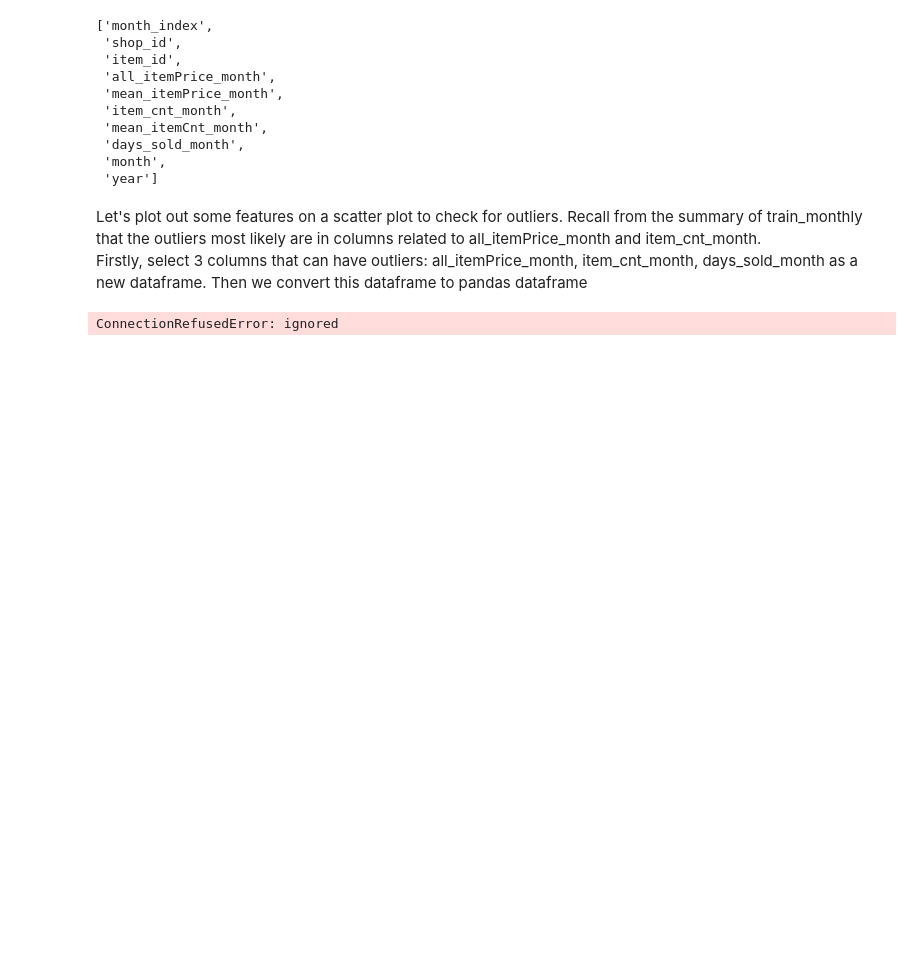
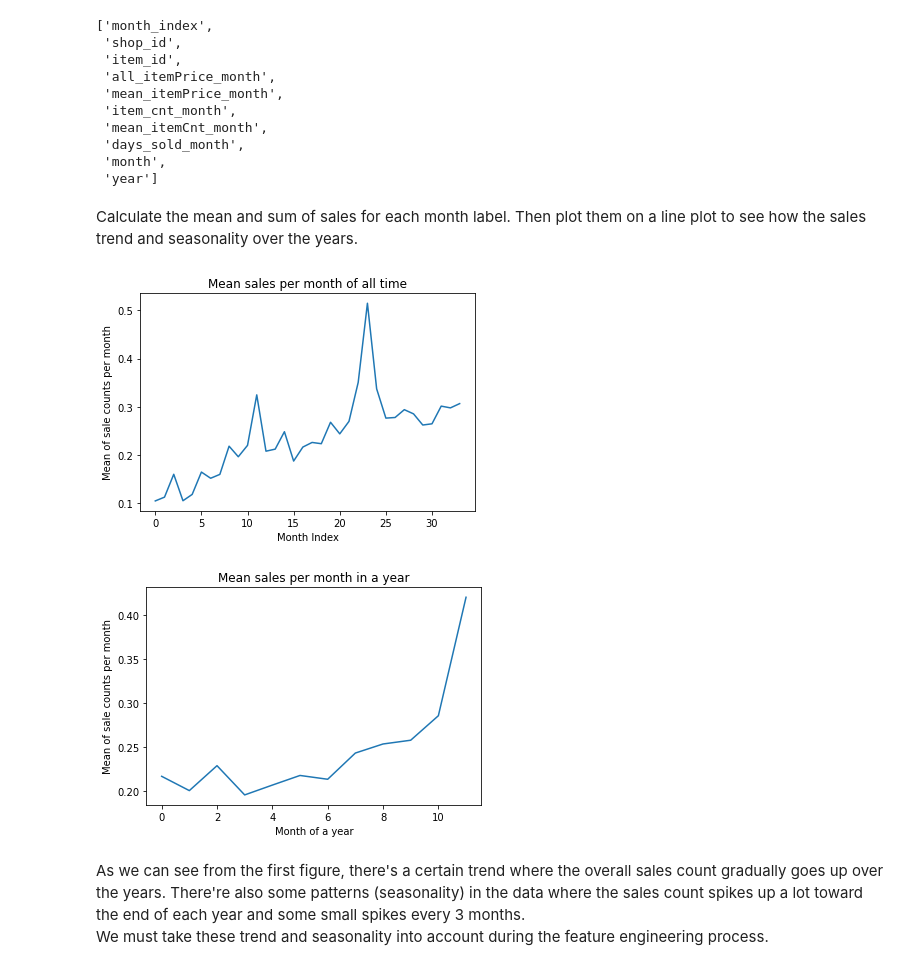
Before and after one commit to nvakiet/SparkML-Regression_And_Classification, a Jupyter notebook: SparkML_Regression.ipynb, the cells around one changed output. Cells and saved outputs as stored; diff of their text form; code cells hidden in the pictures; blank space fills up the shorter version.

```diff
--- a/SparkML_Regression.ipynb
+++ b/SparkML_Regression.ipynb
@@ -244,7 +293,3 @@ train_monthly.columns
  'days_sold_month',
  'month',
  'year']
-# %% [markdown]
-Let's plot out some features on a scatter plot to check for outliers. Recall from the summary of train_monthly that the outliers most likely are in columns related to all_itemPrice_month and item_cnt_month.
-Firstly, select 3 columns that can have outliers: all_itemPrice_month, item_cnt_month, days_sold_month as a new dataframe.
-Then we convert this dataframe to pandas dataframe
@@ -253,5 +296,31 @@ df = train_monthly.to_pandas_on_spark(["month_index", "shop_id", "item_id"])
-# %%
-# Scatter plot between item_cnt_month and all_itemPrice_month
-df.plot.scatter(x="item_cnt_month", y="all_itemPrice_month")
-# %% [output]
-ConnectionRefusedError: ignored
+# %% [markdown]
+Calculate the mean and sum of sales for each month label. Then plot them on a line plot to see how the sales trend and seasonality over the years.
+# %%
+# Perform aggregation
+month_index_means = train_monthly.groupBy("month_index").agg(f.mean("item_cnt_month").alias("month_index_mean")).orderBy("month_index")
+month_means = train_monthly.groupBy("month").agg(f.mean("item_cnt_month").alias("month_mean")).orderBy("month")
+# %%
+# Convert the data to a list using Spark RDD then plot it with mathplotlib
+months = range(12)
+month_indices = range(34)
+lMonthMean = month_means.rdd.map(lambda row: row.month_mean).collect()
+lMonthIdxMean = month_index_means.rdd.map(lambda row: row.month_index_mean).collect()
+
+# Plot the lines
+plt.plot(month_indices, lMonthIdxMean)
+plt.xlabel("Month Index")
+plt.ylabel("Mean of sale counts per month")
+plt.title("Mean sales per month of all time")
+plt.show()
+print()
+plt.plot(months, lMonthMean)
+plt.xlabel("Month of a year")
+plt.ylabel("Mean of sale counts per month")
+plt.title("Mean sales per month in a year")
+plt.show()
+# %% [output]
+[figure, added]
+[figure, added]
+# %% [markdown]
+As we can see from the first figure, there's a certain trend where the overall sales count gradually goes up over the years. There're also some patterns (seasonality) in the data where the sales count spikes up a lot toward the end of each year and some small spikes every 3 months.
+We must take these trend and seasonality into account during the feature engineering process.
```
Also changed, not shown: parts of 81 cells of this notebook.
